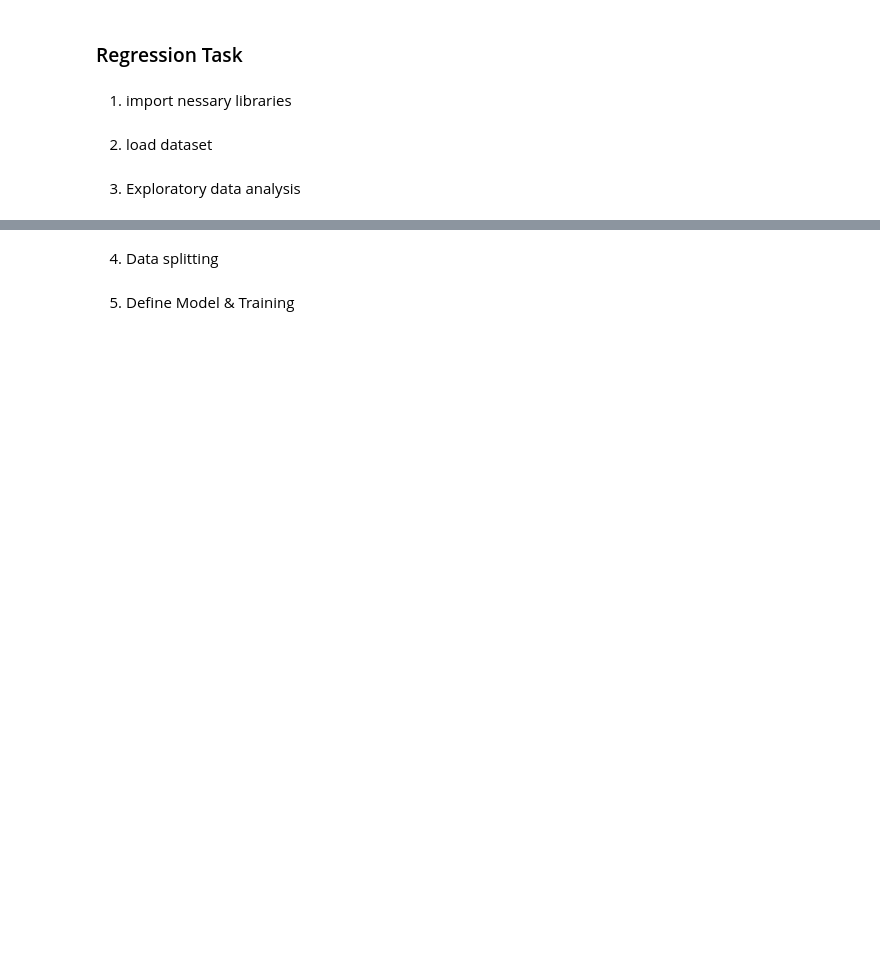
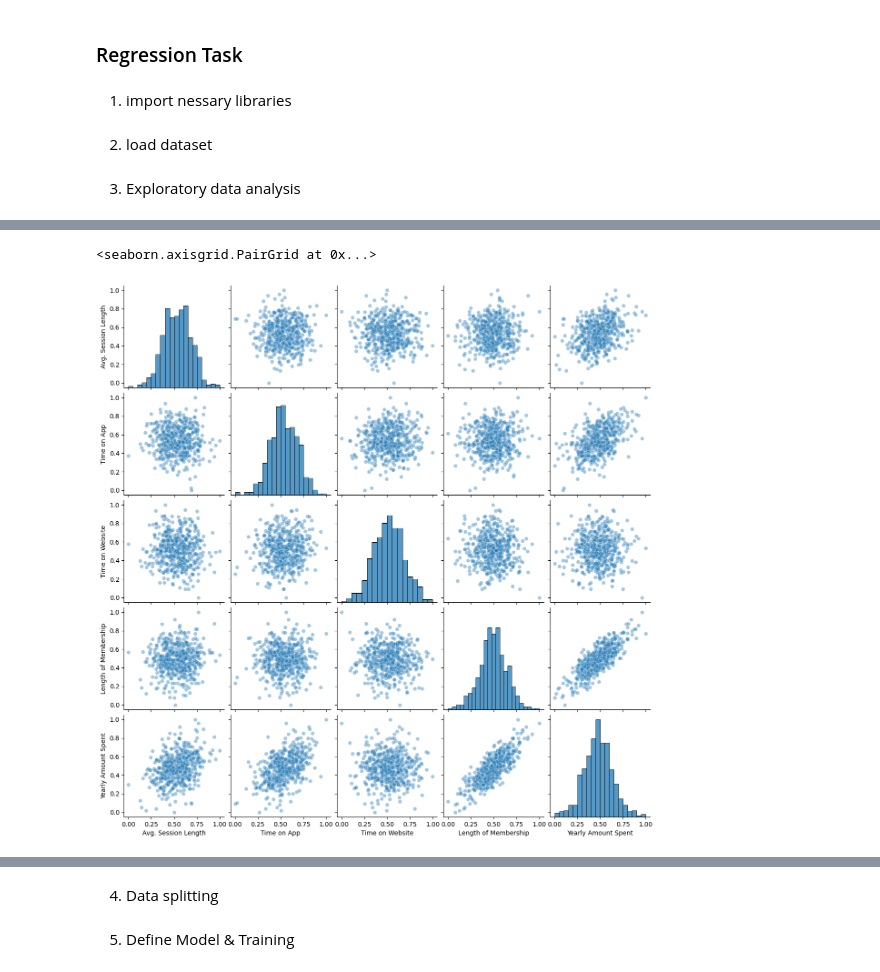
Before and after one commit to toladev0/bootrean-bootcamp-1st, a Jupyter notebook: tutorial/day2.ipynb, the cells around one changed output, grey strips where cells are left out. Cells and saved outputs as stored; diff of their text form; code cells hidden in the pictures; blank space fills up the shorter version.

```diff
--- a/tutorial/day2.ipynb
+++ b/tutorial/day2.ipynb
@@ -28,0 +51,9 @@ sns.pairplot(df, kind="scatter", plot_kws={'alpha': 0.4})
+# %%
+# Apply Min-Max Scaling
+from sklearn.preprocessing import MinMaxScaler
+scaler = MinMaxScaler()
+nomarlizzed = pd.DataFrame(
+    scaler.fit_transform(
+        df[['Avg. Session Length', 'Time on App','Time on Website', 'Length of Membership', 'Yearly Amount Spent']]),
+        columns=['Avg. Session Length', 'Time on App','Time on Website', 'Length of Membership', 'Yearly Amount Spent']
+        )
@@ -29,3 +72,9 @@ sns.pairplot(df, kind="scatter", plot_kws={'alpha': 0.4})
+# %%
+# pairplot display all property
+sns.pairplot(nomarlizzed, kind="scatter", plot_kws={'alpha': 0.4})
+# %% [output]
+<seaborn.axisgrid.PairGrid at 0x...>
+[figure, added]
 # %%
 # draw best fit linear regression line on data
 sns.lmplot(x='Length of Membership', y='Time on Website', data=df, scatter_kws={'alpha': 0.3})
```
Also changed, not shown: parts of 17 cells of this notebook, 6 other files.
